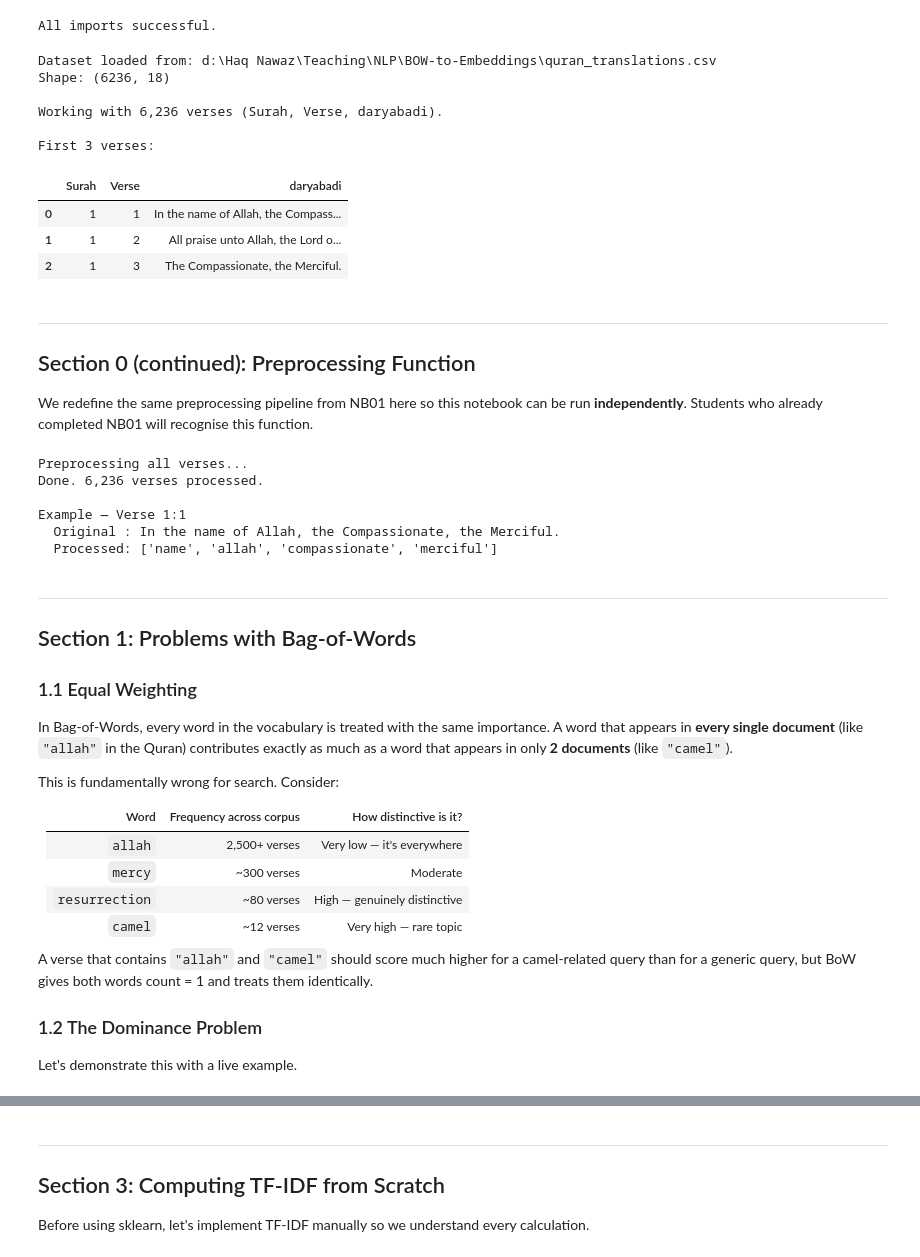
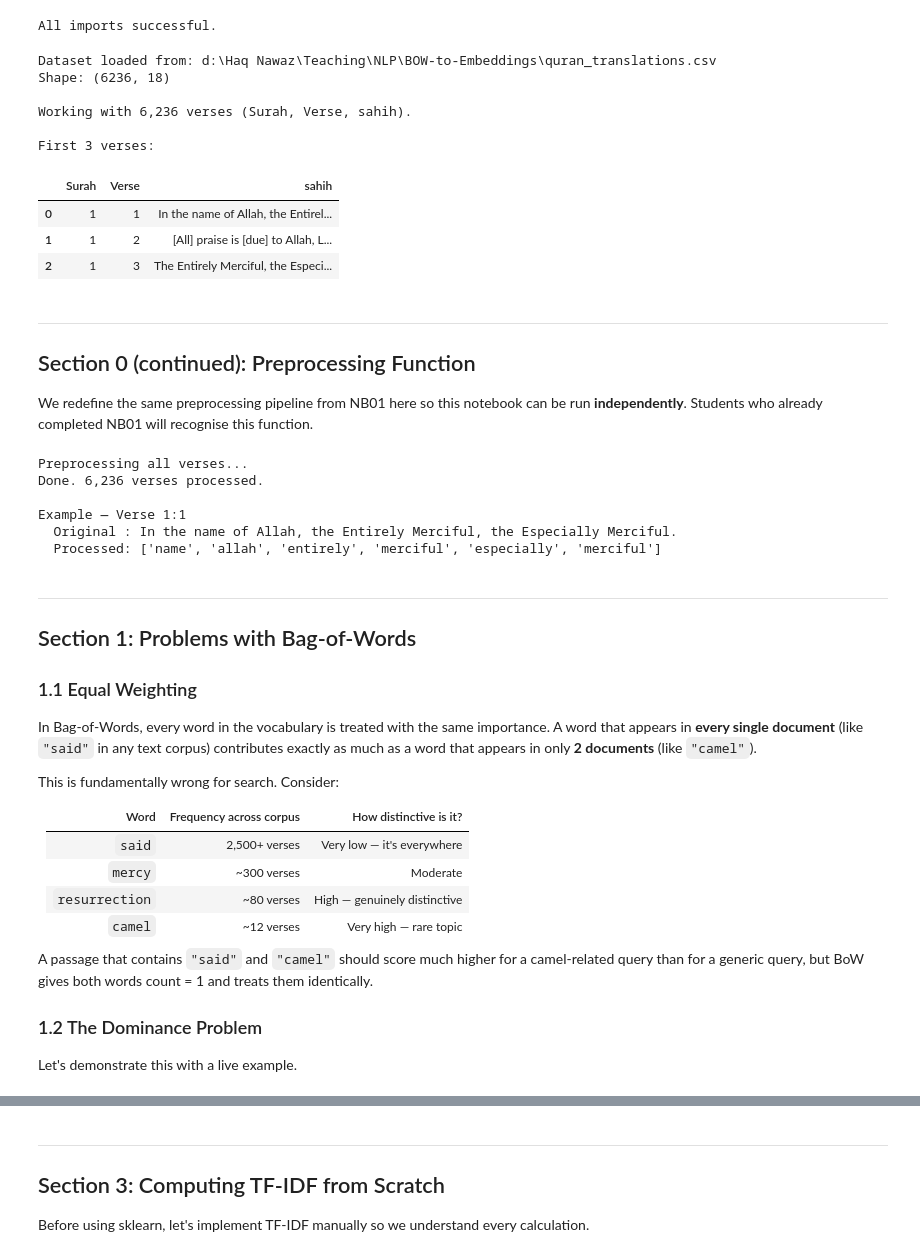
Before and after one commit to haqnawaz99/bow-embeddings, a Jupyter notebook: Claude/NB02_TF_IDF_and_Ranked_Retrieval.ipynb, the cells around one changed output, grey strips where cells are left out. Saved outputs shown, nothing was run; the diff lists cells and outputs as text; code cells hidden in the pictures.

```diff
--- a/Claude/NB02_TF_IDF_and_Ranked_Retrieval.ipynb
+++ b/Claude/NB02_TF_IDF_and_Ranked_Retrieval.ipynb
@@ -132,41 +132,41 @@ candidates = [
     '../data/quran_translations.csv',
     './data/quran_translations.csv',
 ]
 
 df_raw = None
 for path in candidates:
     abs_path = os.path.abspath(path)
     if os.path.exists(abs_path):
         df_raw = pd.read_csv(abs_path)
         print(f'Dataset loaded from: {abs_path}')
         print(f'Shape: {df_raw.shape}')
         break
 
 if df_raw is None:
     raise FileNotFoundError(
         'Could not find quran_translations.csv. '
         'Please place it one directory above this notebook or adjust the path.'
     )
 
 # Keep only the columns we need
-df = df_raw[['Surah', 'Verse', 'daryabadi']].copy()
-df.dropna(subset=['daryabadi'], inplace=True)
+df = df_raw[['Surah', 'Verse', 'sahih']].copy()
+df.dropna(subset=['sahih'], inplace=True)
 df.reset_index(drop=True, inplace=True)
 
-print(f'\nWorking with {len(df):,} verses (Surah, Verse, daryabadi).')
+print(f'\nWorking with {len(df):,} verses (Surah, Verse, sahih).')
 print('\nFirst 3 verses:')
 df.head(3)
 # %% [output]
 Dataset loaded from: d:\Haq Nawaz\Teaching\NLP\BOW-to-Embeddings\quran_translations.csv
 Shape: (6236, 18)
 
-Working with 6,236 verses (Surah, Verse, daryabadi).
+Working with 6,236 verses (Surah, Verse, sahih).
 
 First 3 verses:
-|  | Surah | Verse | daryabadi |
-| 0 | 1 | 1 | In the name of Allah, the Compass... |
-| 1 | 1 | 2 | All praise unto Allah, the Lord o... |
-| 2 | 1 | 3 | The Compassionate, the Merciful. |
+|  | Surah | Verse | sahih |
+| 0 | 1 | 1 | In the name of Allah, the Entirel... |
+| 1 | 1 | 2 | [All] praise is [due] to Allah, L... |
+| 2 | 1 | 3 | The Entirely Merciful, the Especi... |
 # %% [markdown]
 ---
 ## Section 0 (continued): Preprocessing Function
@@ -226,37 +226,37 @@ def preprocess(text: str, use_stemming: bool = False) -> list:
 
 # Apply to every verse in the corpus
 print('Preprocessing all verses...')
-df['processed'] = df['daryabadi'].apply(lambda x: preprocess(x, use_stemming=False))
+df['processed'] = df['sahih'].apply(lambda x: preprocess(x, use_stemming=False))
 
 print(f'Done. {len(df):,} verses processed.')
 print(f'\nExample — Verse 1:1')
-print(f'  Original : {df.loc[0, "daryabadi"]}')
+print(f'  Original : {df.loc[0, "sahih"]}')
 print(f'  Processed: {df.loc[0, "processed"]}')
 # %% [output]
 Preprocessing all verses...
 Done. 6,236 verses processed.
 
 Example — Verse 1:1
-  Original : In the name of Allah, the Compassionate, the Merciful.
-  Processed: ['name', 'allah', 'compassionate', 'merciful']
+  Original : In the name of Allah, the Entirely Merciful, the Especially Merciful.
+  Processed: ['name', 'allah', 'entirely', 'merciful', 'especially', 'merciful']
 # %% [markdown]
 ---
 ## Section 1: Problems with Bag-of-Words
 
 ### 1.1 Equal Weighting
 
-In Bag-of-Words, every word in the vocabulary is treated with the same importance. A word that appears in **every single document** (like `"allah"` in the Quran) contributes exactly as much as a word that appears in only **2 documents** (like `"camel"`).
+In Bag-of-Words, every word in the vocabulary is treated with the same importance. A word that appears in **every single document** (like `"said"` in any text corpus) contributes exactly as much as a word that appears in only **2 documents** (like `"camel"`).
 
 This is fundamentally wrong for search. Consider:
 
 | Word | Frequency across corpus | How distinctive is it? |
 |---|---|---|
-| `allah` | 2,500+ verses | Very low — it's everywhere |
+| `said` | 2,500+ verses | Very low — it's everywhere |
 | `mercy` | ~300 verses | Moderate |
 | `resurrection` | ~80 verses | High — genuinely distinctive |
 | `camel` | ~12 verses | Very high — rare topic |
 
-A verse that contains `"allah"` and `"camel"` should score much higher for a camel-related query than for a generic query, but BoW gives both words count = 1 and treats them identically.
+A passage that contains `"said"` and `"camel"` should score much higher for a camel-related query than for a generic query, but BoW gives both words count = 1 and treats them identically.
 
 ### 1.2 The Dominance Problem
 
```
Also changed, not shown: parts of 33 cells of this notebook, 3 other files.
